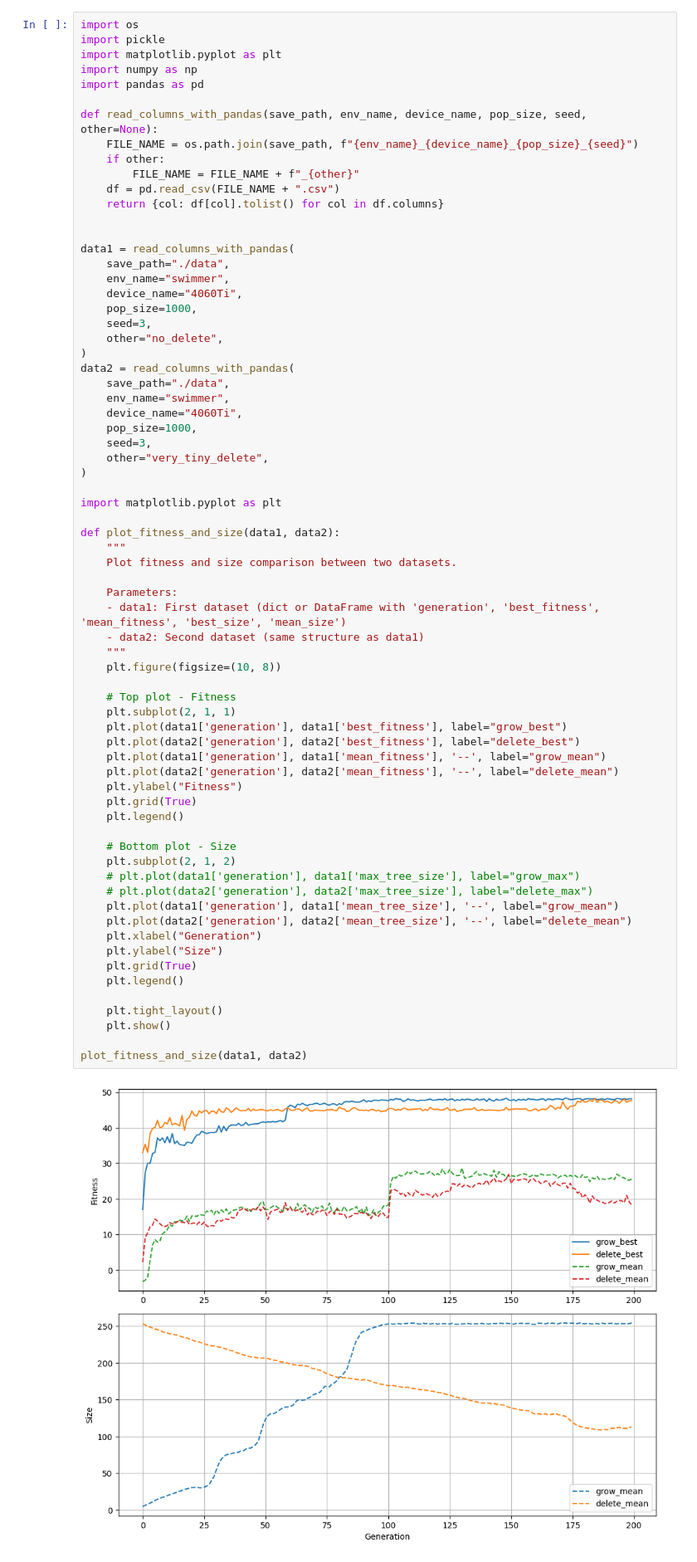
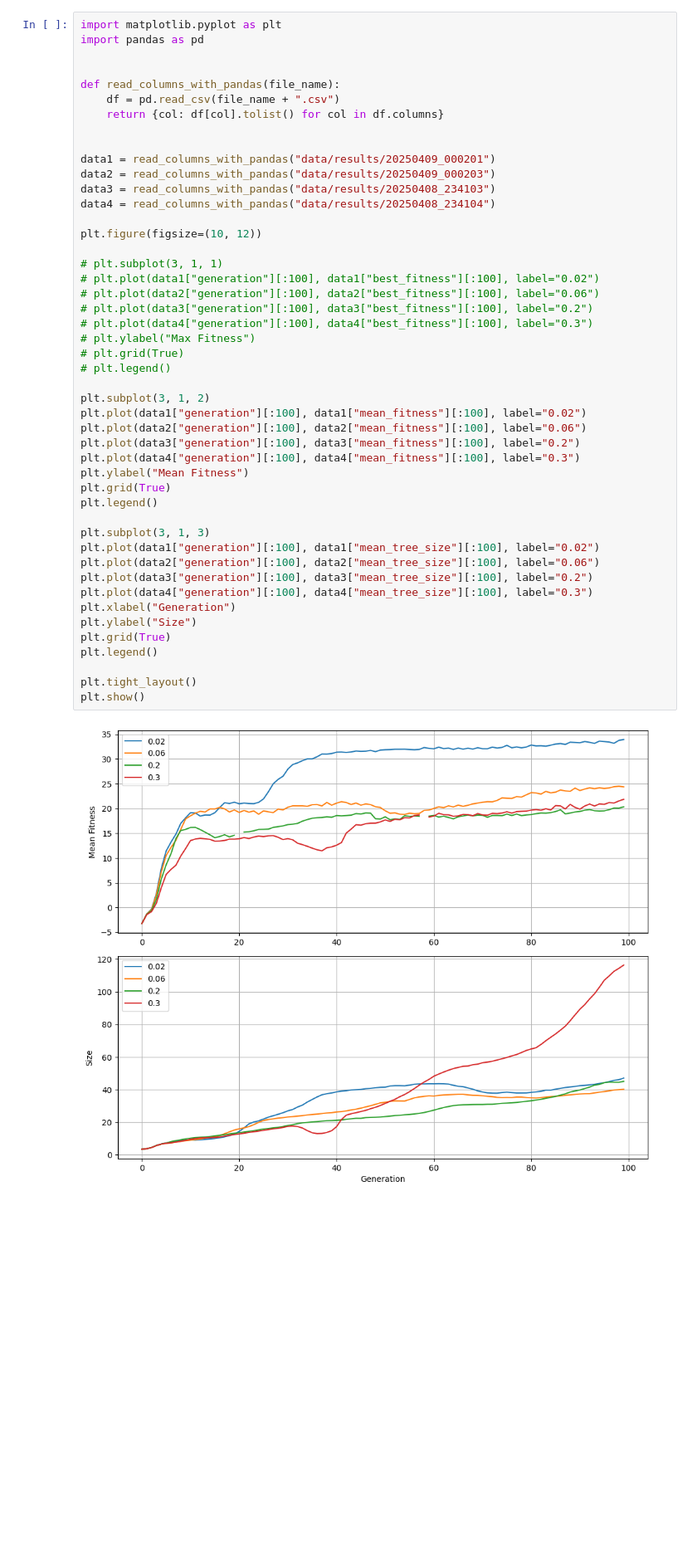
Before and after one commit to EMI-Group/evogp, a Jupyter notebook: experiment/visual.ipynb, the cells around one changed output. Shown at 83% size. Saved outputs shown, nothing was run; the diff lists cells and outputs as text; blank space fills up the shorter version.

```diff
--- a/experiment/visual.ipynb
+++ b/experiment/visual.ipynb
@@ -77,71 +44,49 @@ plt.show()
 # %%
-import os
-import pickle
 import matplotlib.pyplot as plt
-import numpy as np
 import pandas as pd
 
-def read_columns_with_pandas(save_path, env_name, device_name, pop_size, seed, other=None):
-    FILE_NAME = os.path.join(save_path, f"{env_name}_{device_name}_{pop_size}_{seed}")
-    if other:
-        FILE_NAME = FILE_NAME + f"_{other}"
-    df = pd.read_csv(FILE_NAME + ".csv")
+
+def read_columns_with_pandas(file_name):
+    df = pd.read_csv(file_name + ".csv")
     return {col: df[col].tolist() for col in df.columns}
 
 
-data1 = read_columns_with_pandas(
-    save_path="./data",
-    env_name="swimmer",
-    device_name="4060Ti",
-    pop_size=1000,
-    seed=3,
-    other="no_delete",
-)
-data2 = read_columns_with_pandas(
-    save_path="./data",
-    env_name="swimmer",
-    device_name="4060Ti",
-    pop_size=1000,
-    seed=3,
-    other="very_tiny_delete",
-)
+data1 = read_columns_with_pandas("data/results/20250409_000201")
+data2 = read_columns_with_pandas("data/results/20250409_000203")
+data3 = read_columns_with_pandas("data/results/20250408_234103")
+data4 = read_columns_with_pandas("data/results/20250408_234104")
 
-import matplotlib.pyplot as plt
+plt.figure(figsize=(10, 12))
 
-def plot_fitness_and_size(data1, data2):
-    """
-    Plot fitness and size comparison between two datasets.
+# plt.subplot(3, 1, 1)
+# plt.plot(data1["generation"][:100], data1["best_fitness"][:100], label="0.02")
+# plt.plot(data2["generation"][:100], data2["best_fitness"][:100], label="0.06")
+# plt.plot(data3["generation"][:100], data3["best_fitness"][:100], label="0.2")
+# plt.plot(data4["generation"][:100], data4["best_fitness"][:100], label="0.3")
+# plt.ylabel("Max Fitness")
+# plt.grid(True)
+# plt.legend()
 
-    Parameters:
-    - data1: First dataset (dict or DataFrame with 'generation', 'best_fitness', 'mean_fitness', 'best_size', 'mean_size')
-    - data2: Second dataset (same structure as data1)
-    """
-    plt.figure(figsize=(10, 8))
+plt.subplot(3, 1, 2)
+plt.plot(data1["generation"][:100], data1["mean_fitness"][:100], label="0.02")
+plt.plot(data2["generation"][:100], data2["mean_fitness"][:100], label="0.06")
+plt.plot(data3["generation"][:100], data3["mean_fitness"][:100], label="0.2")
+plt.plot(data4["generation"][:100], data4["mean_fitness"][:100], label="0.3")
+plt.ylabel("Mean Fitness")
+plt.grid(True)
+plt.legend()
 
-    # Top plot - Fitness
-    plt.subplot(2, 1, 1)
-    plt.plot(data1['generation'], data1['best_fitness'], label="grow_best")
-    plt.plot(data2['generation'], data2['best_fitness'], label="delete_best")
-    plt.plot(data1['generation'], data1['mean_fitness'], '--', label="grow_mean")
-    plt.plot(data2['generation'], data2['mean_fitness'], '--', label="delete_mean")
-    plt.ylabel("Fitness")
-    plt.grid(True)
-    plt.legend()
+plt.subplot(3, 1, 3)
+plt.plot(data1["generation"][:100], data1["mean_tree_size"][:100], label="0.02")
+plt.plot(data2["generation"][:100], data2["mean_tree_size"][:100], label="0.06")
+plt.plot(data3["generation"][:100], data3["mean_tree_size"][:100], label="0.2")
+plt.plot(data4["generation"][:100], data4["mean_tree_size"][:100], label="0.3")
+plt.xlabel("Generation")
+plt.ylabel("Size")
+plt.grid(True)
+plt.legend()
 
-    # Bottom plot - Size
-    plt.subplot(2, 1, 2)
-    # plt.plot(data1['generation'], data1['max_tree_size'], label="grow_max")
-    # plt.plot(data2['generation'], data2['max_tree_size'], label="delete_max")
-    plt.plot(data1['generation'], data1['mean_tree_size'], '--', label="grow_mean")
-    plt.plot(data2['generation'], data2['mean_tree_size'], '--', label="delete_mean")
-    plt.xlabel("Generation")
-    plt.ylabel("Size")
-    plt.grid(True)
-    plt.legend()
-
-    plt.tight_layout()
-    plt.show()
-
-plot_fitness_and_size(data1, data2)
+plt.tight_layout()
+plt.show()
 # %% [output]
-[figure, old version]
+[figure, new version]
```
Also changed, not shown: parts of 1 cell of this notebook, 7 other files.
